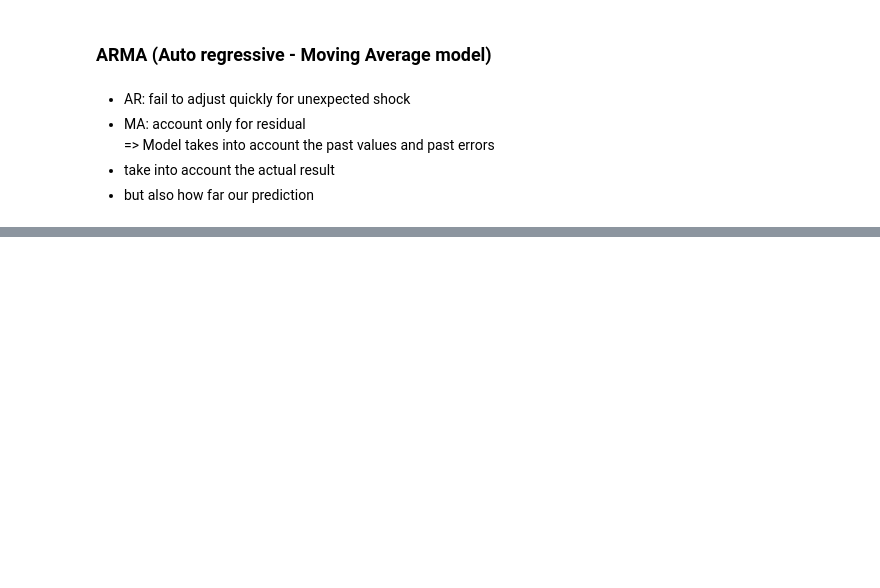
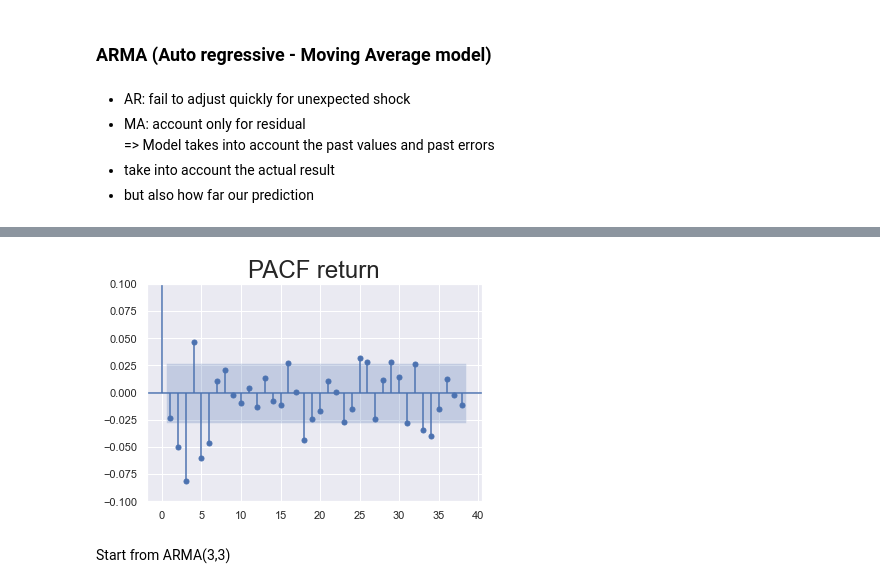
Before and after one commit to tnguyen7s/DataScience365-Notebooks, a Jupyter notebook: time series.ipynb, the cells around one changed output, grey strips where cells are left out. Saved outputs shown, nothing was run; the diff lists cells and outputs as text; code cells hidden in the pictures; blank space fills up the shorter version.

```diff
--- a/time series.ipynb
+++ b/time series.ipynb
@@ -1573,0 +1632,9 @@ Warnings:
+# %%
+sgt.plot_pacf(df['return'][1:],zero=1)
+plt.title('PACF return', size=24)
+plt.ylim(-0.1, 0.1)
+plt.show()
+# %% [output]
+[figure, added]
+# %% [markdown]
+Start from ARMA(3,3)
```
Also changed, not shown: parts of 196 cells of this notebook.
